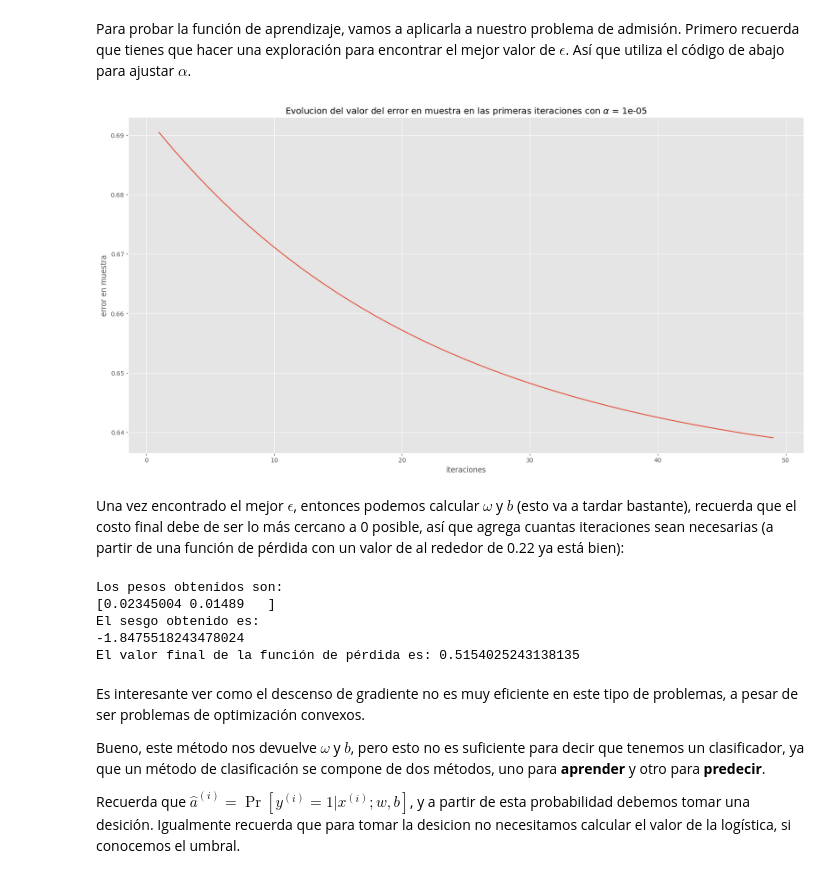
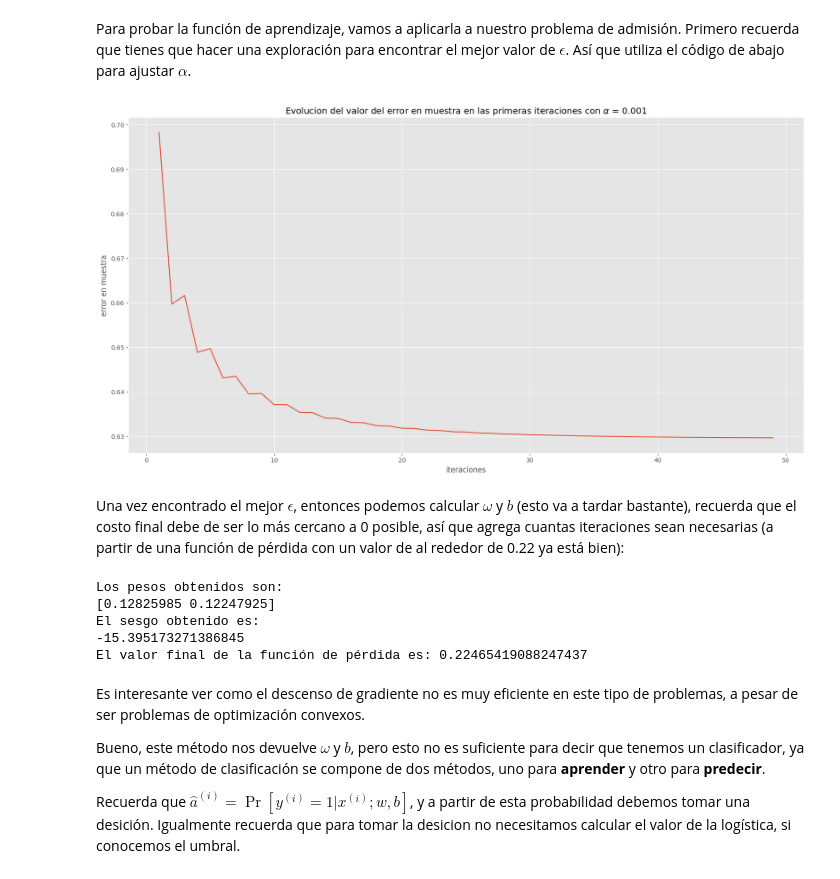
Before and after one commit to oliveroide/2-Aprendizaje-2026, a Jupyter notebook: reg_logistica.ipynb, the cells around one changed output. Cells and saved outputs as stored; diff of their text form; code cells hidden in the pictures.

```diff
--- a/reg_logistica.ipynb
+++ b/reg_logistica.ipynb
@@ -240,30 +240,30 @@ def descenso_rl_lotes(x, a, nu, max_iter=int(1e4), historial=False):
 # %% [markdown]
 Para probar la función de aprendizaje, vamos a aplicarla a nuestro problema de admisión. Primero recuerda que tienes que hacer una exploración para encontrar el mejor valor de $\epsilon$. Así que utiliza el código de abajo para ajustar $\alpha$.
 # %%
-alpha = 1e-5
+alpha = 1e-3
 epochs = 50
 _, _, error_hist = descenso_rl_lotes(x, y, alpha, max_iter=epochs, historial=True)
 
 plt.plot(np.arange(epochs), error_hist)
 plt.title(r'Evolucion del valor del error en muestra en las primeras iteraciones con $\alpha$ = ' + str(alpha))
 plt.xlabel('iteraciones')
 plt.ylabel('error en muestra')
 plt.show()
 # %% [output]
-[figure, old version]
+[figure, new version]
 # %% [markdown]
 Una vez encontrado el mejor $\epsilon$, entonces podemos calcular $\omega$ y $b$ (esto va a tardar bastante), recuerda que el costo final debe de ser lo más cercano a 0 posible, así que agrega cuantas iteraciones sean necesarias (a partir de una función de pérdida con un valor de al rededor de 0.22 ya está bien):
 # %%
-w, b, _ = descenso_rl_lotes(x, y, alpha, max_iter = 3000000)
+w, b, _ = descenso_rl_lotes(x, y, alpha, max_iter = 1000000)
 print("Los pesos obtenidos son: \n{}".format(w))
 print("El sesgo obtenido es: \n{}".format(b))
 print("El valor final de la función de pérdida es: {}".format(E_in(x, y, w, b)))
 # %% [output]
 Los pesos obtenidos son:
-[0.02345004 0.01489   ]
+[0.12825985 0.12247925]
 El sesgo obtenido es:
--1.8475518243478024
-El valor final de la función de pérdida es: 0.5154025243138135
+-15.395173271386845
+El valor final de la función de pérdida es: 0.22465419088247437
 # %% [markdown]
 Es interesante ver como el descenso de gradiente no es muy eficiente en este tipo de problemas, a pesar de ser problemas de optimización convexos.
 
```
Also changed, not shown: parts of 4 cells of this notebook.
